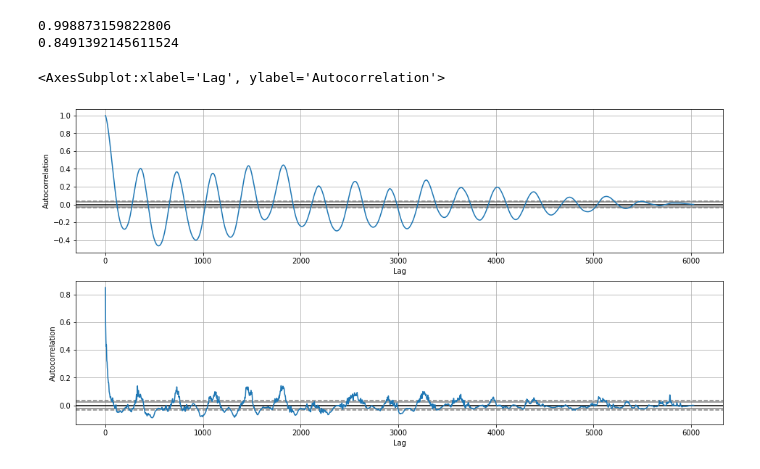
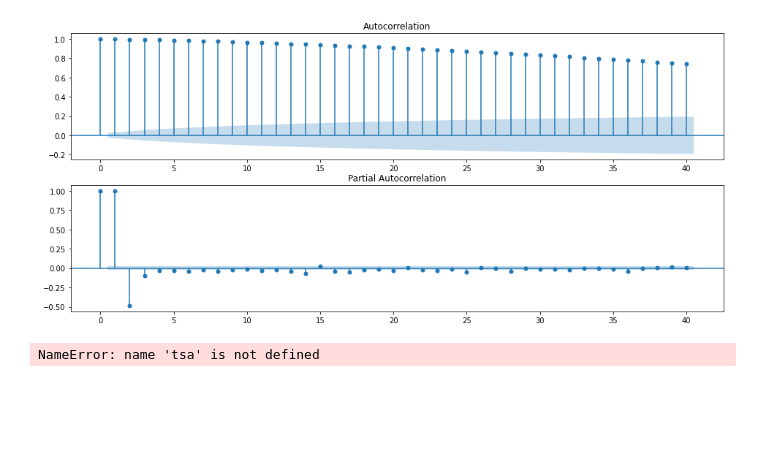
Before and after one commit to KlemenKozelj/master_thesis, a Jupyter notebook: 02_Lake_Bilancino_Time_Series.ipynb, the cells around one changed output. Drawn from its saved outputs; the diff is of its cells as text; code cells hidden in the pictures; blank space fills up the shorter version.

```diff
--- a/02_Lake_Bilancino_Time_Series.ipynb
+++ b/02_Lake_Bilancino_Time_Series.ipynb
@@ -10,9 +13,9 @@ from statsmodels.tsa.stattools import adfuller
 from datetime import datetime, date
 # %%
-df = pd.read_csv('./data/00_original/Lake_Bilancino.csv', sep=',', header=0, index_col=0)
+df_raw = pd.read_csv('./data/00_original/Lake_Bilancino.csv', sep=',', header=0, index_col=0)
 
+df = df_raw[['Lake_Level']].copy()
 df.index = pd.to_datetime(df.index, format = '%d/%m/%Y')
-
-# df.index = pd.to_datetime(df.index)
+df = df.asfreq('d')
 df.head(5)
 # %% [output]
@@ -31,4 +28,0 @@ msno.matrix(df)
-# %%
-df = df[df.index >= '2004-1-1']
-msno.matrix(df)
-df.head(5)
@@ -62,7 +28,0 @@ correlation_matrix(df)
-# %%
-# Correlated rainfal are redundant we keep just Cavallina rainfall because it is located next the lake.
-df = df.drop(['Rainfall_S_Piero', 'Rainfall_Mangona', 'Rainfall_S_Agata', 'Rainfall_Le_Croci'], axis=1, errors='ignore')
-
-# Lake_level is givein relative to sea elevation of the lake which 251m and lake depth is on average 31m
-# For easier result interpretation we transofrm them to only lake depth
-df['Lake_Level'] -= (251 - 31)
@@ -84,20 +42,28 @@ df[(df.index >= '2010-01-01') & (df.index <= '2010-12-31')].plot(figsize=(16, 8)
 # %%
 # SEASONALITY CHECK
 
-fig, ax = plt.subplots(2, 1, figsize=(16, 8))
+fig, ax = plt.subplots(2, 1, figsize=(16, 7))
 
-print(df['Lake_Level'].autocorr(lag=1))
-print(df['Flow_Rate'].autocorr(lag=1))
-
-pd.plotting.autocorrelation_plot(df['Lake_Level'], ax=ax[0])
-pd.plotting.autocorrelation_plot(df['Flow_Rate'], ax=ax[1])
-
-# if autocorrelation plot has sinusuid shape means that we can have case of seasonality
+tsg.plot_acf(df['Lake_Level'],lags=40, ax=ax[0])
+tsg.plot_pacf(df['Lake_Level'],lags=40, ax=ax[1])
+plt.show()
 # %% [output]
-0.998873159822806
-0.8491392145611524
-<AxesSubplot:xlabel='Lag', ylabel='Autocorrelation'>
-[figure, old version]
+[figure, new version]
+# %%
+result = tsa.seasonal_decompose(df['Lake_Level'], model='additive', period=5)
+
+fig, ax = plt.subplots(4,1, figsize=(16, 10))
+
+result.observed.plot(ax=ax[0])
+ax[0].set_ylabel('Observed')
+result.trend.plot(ax=ax[1])
+ax[1].set_ylabel('Trend')
+result.seasonal.plot(ax=ax[2]) # blue square = no cyclical pattern because value is constantly jumping up and down
+ax[2].set_ylabel('Seasonal')
+result.resid.plot(ax=ax[3])
+ax[3].set_ylabel('Residual')
+# %% [output]
+NameError: name 'tsa' is not defined
 # %%
 # STATIONARITY
 # Stationarity check means that we have constant mean and variance of the data over the time.
```
Also changed, not shown: parts of 11 cells of this notebook.
